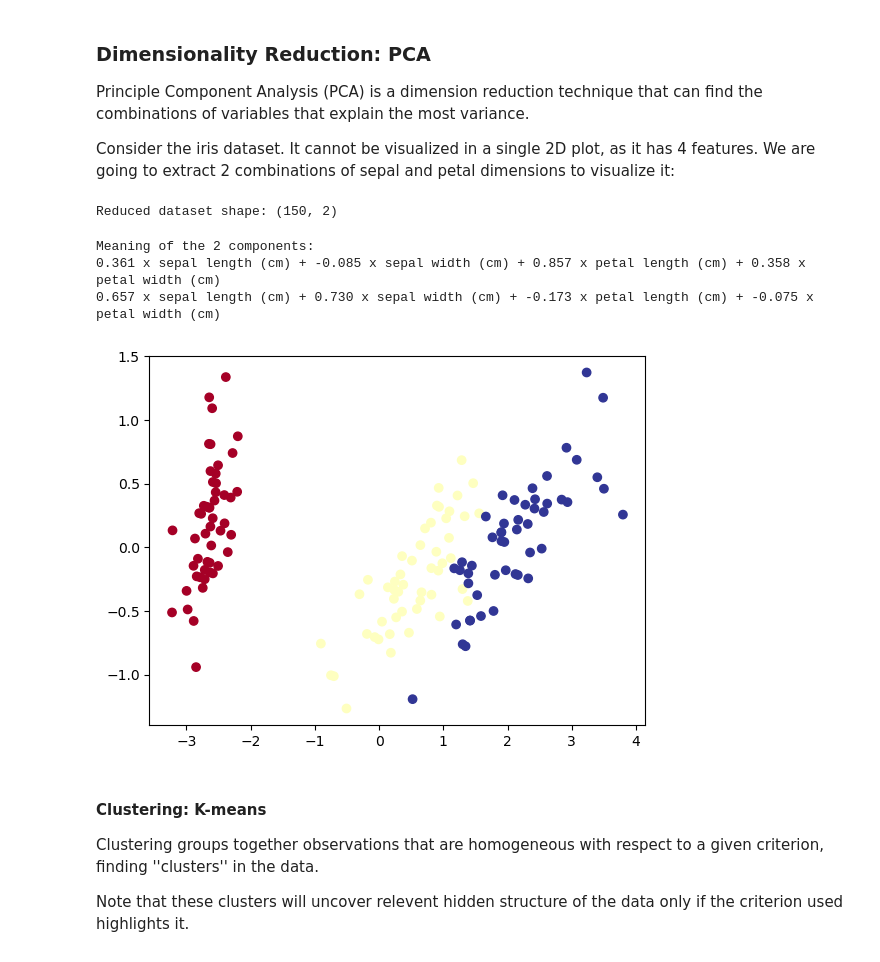
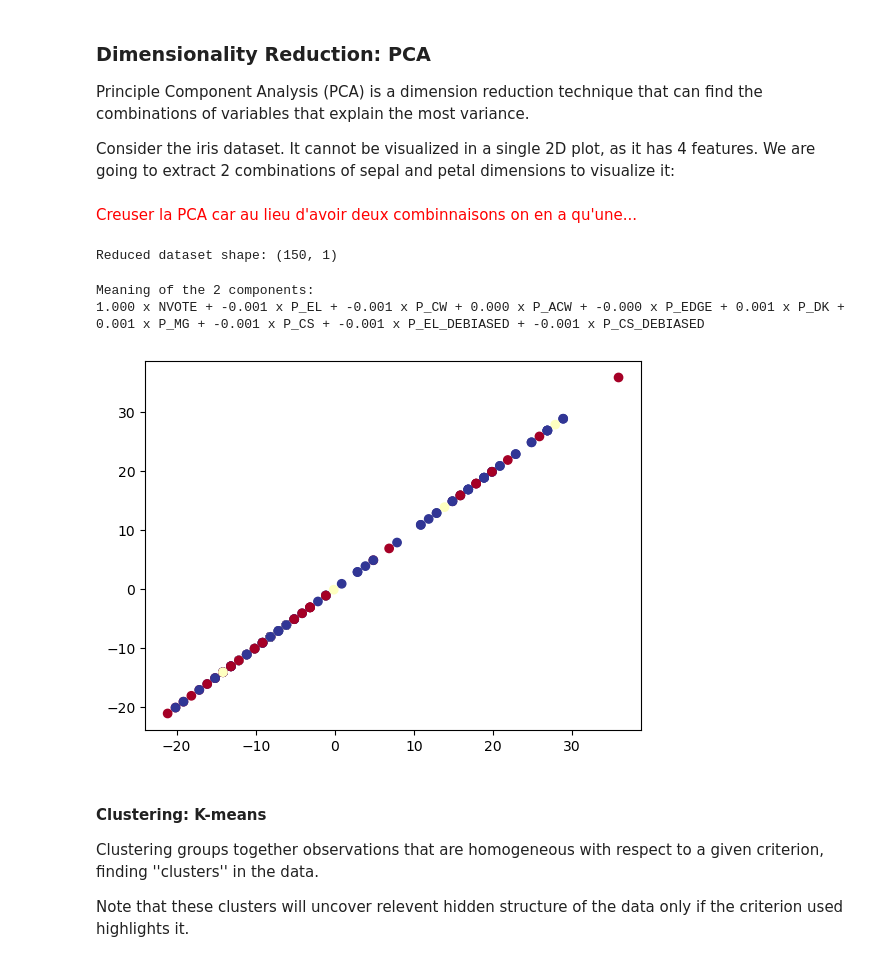
Before and after one commit to lukbrb/academic-physics, a Jupyter notebook: galaxy-classification/notebooks/02.2-Basic-Principles.ipynb, the cells around one changed output. Cells and saved outputs as stored; diff of their text form; code cells hidden in the pictures.

Commit message:
Adaptation liée au jeu de données des galaxies

```diff
--- a/galaxy-classification/notebooks/02.2-Basic-Principles.ipynb
+++ b/galaxy-classification/notebooks/02.2-Basic-Principles.ipynb
@@ -80,20 +80,20 @@ K nearest neighbors (kNN) is one of the simplest learning strategies: given a ne
 
 Let's try it out on our iris classification problem:
 # %%
-from sklearn import neighbors, datasets
+from sklearn import neighbors
+from lblearn.data_preparation import load_galaxies
 
-iris = datasets.load_iris()
-X, y = iris.data, iris.target
+galaxies = load_galaxies()
+X, y = galaxies.data, galaxies.target
 
 # create the model
 knn = neighbors.KNeighborsClassifier(n_neighbors=5)
 
 # fit the model
 knn.fit(X, y)
-
 # What kind of iris has 3cm x 5cm sepal and 4cm x 2cm petal?
 # call the "predict" method:
-result = knn.predict([[3, 5, 4, 2],])
+result = knn.predict([[18,0.611,0.0,0.167,0.222,0.0,0.0,0.389,0.203,0.797], ])
 
-print(iris.target_names[result])
+print(galaxies.target_names[int(result)])
 # %% [output]
@@ -199,31 +154,32 @@ framework.
 Principle Component Analysis (PCA) is a dimension reduction technique that can find the combinations of variables that explain the most variance.
 
 Consider the iris dataset. It cannot be visualized in a single 2D plot, as it has 4 features. We are going to extract 2 combinations of sepal and petal dimensions to visualize it:
+# %% [markdown]
+<font color="red"> Creuser la PCA car au lieu d'avoir deux combinnaisons on en a qu'une...</font>
 # %%
-X, y = iris.data, iris.target
+X, y = galaxies.data[:150], galaxies.target[:150]
 
 from sklearn.decomposition import PCA
-pca = PCA(n_components=0.95)
+pca = PCA(n_components=0.80)
 pca.fit(X)
 X_reduced = pca.transform(X)
 print("Reduced dataset shape:", X_reduced.shape)
 # %% [output]
-Reduced dataset shape: (150, 2)
+Reduced dataset shape: (150, 1)
 # %%
 import pylab as plt
-plt.scatter(X_reduced[:, 0], X_reduced[:, 1], c=y,
+plt.scatter(X_reduced[:150, 0], X_reduced[:150, -1], c=y[:150],
            cmap='RdYlBu')
 
 print("Meaning of the 2 components:")
 for component in pca.components_:
     print(" + ".join("%.3f x %s" % (value, name)
                      for value, name in zip(component,
-                                            iris.feature_names)))
+                                            galaxies.feature_names)))
 # %% [output]
 Meaning of the 2 components:
-0.361 x sepal length (cm) + -0.085 x sepal width (cm) + 0.857 x petal length (cm) + 0.358 x petal width (cm)
-0.657 x sepal length (cm) + 0.730 x sepal width (cm) + -0.173 x petal length (cm) + -0.075 x petal width (cm)
+1.000 x NVOTE + -0.001 x P_EL + -0.001 x P_CW + 0.000 x P_ACW + -0.000 x P_EDGE + 0.001 x P_DK + 0.001 x P_MG + -0.001 x P_CS + -0.001 x P_EL_DEBIASED + -0.001 x P_CS_DEBIASED
-[figure, old version]
+[figure, new version]
 # %% [markdown]
 #### Clustering: K-means
 
```
Also changed, not shown: parts of 21 cells of this notebook, 1 other file.
